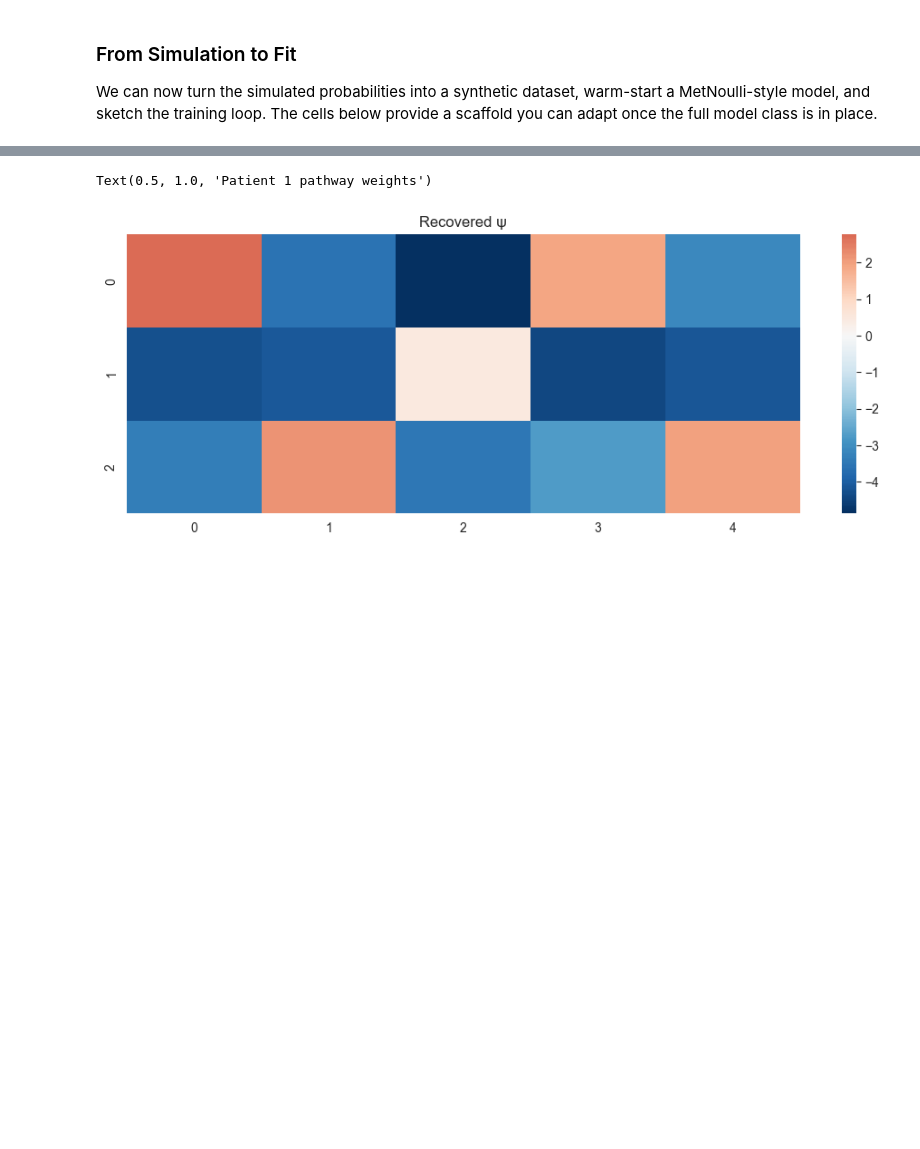
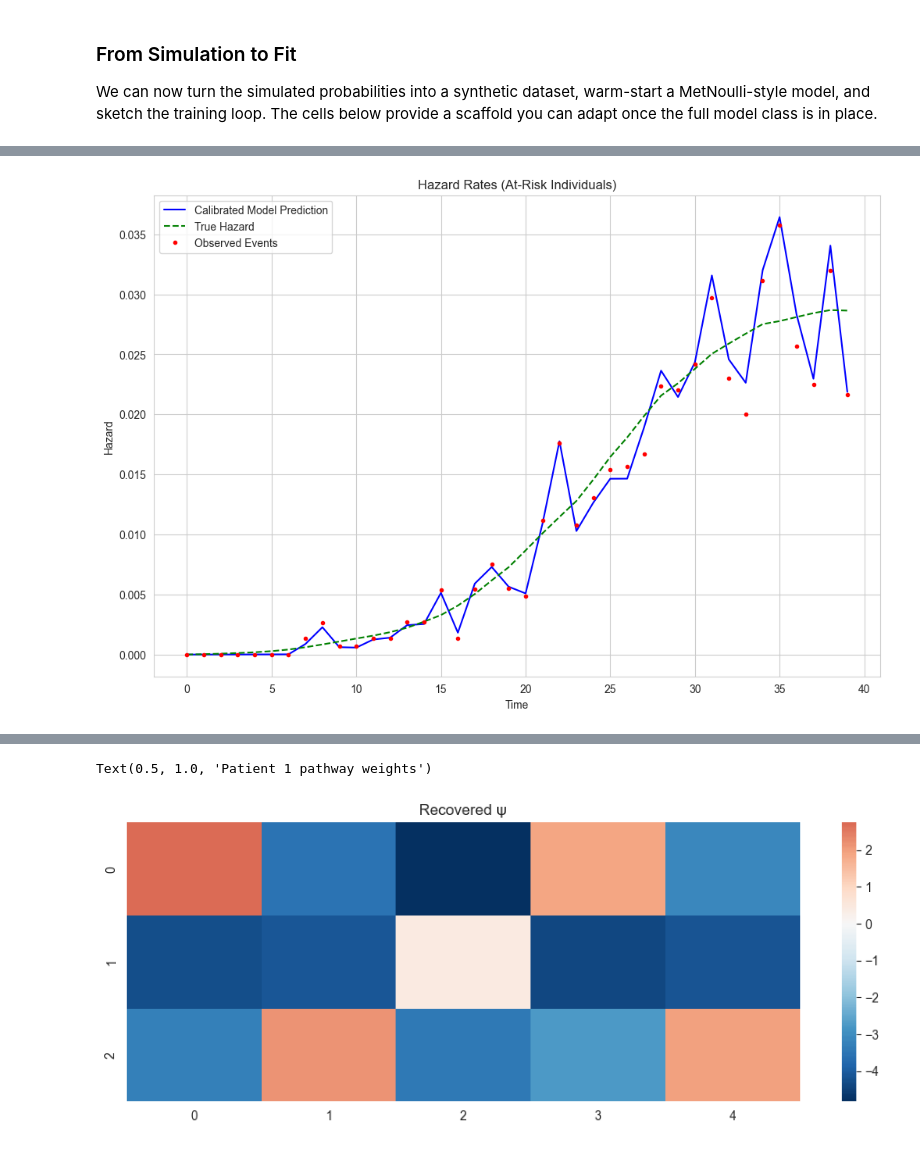
Before and after one commit to surbut/metnoulli, a Jupyter notebook: demofiles/latent_sim.ipynb, the cells around one changed output, grey strips where cells are left out. Drawn from its saved outputs; the diff is of its cells as text; code cells hidden in the pictures; blank space fills up the shorter version.

```diff
--- a/demofiles/latent_sim.ipynb
+++ b/demofiles/latent_sim.ipynb
@@ -200,3 +264,46 @@ NameError: name 'plt' is not defined
+# %%
+import matplotlib.pyplot as plt
+import numpy as np
+
+def plot_hazard_comparison(Y, pi_pred, true_pi, calibration_factor=1.0):
+    N, D, T = Y.shape
+
+    at_risk = np.ones_like(Y, dtype=bool)
+    for n in range(N):
+        for d in range(D):
+            hits = np.where(Y[n, d] == 1)[0]
+            if hits.size > 0:
+                at_risk[n, d, hits[0] + 1 :] = False
+
+    calibrated_pred = np.clip(pi_pred * calibration_factor, 0.0, 1.0)
+
+    mean_pred, mean_true, mean_obs = [], [], []
+    for t in range(T):
+        mask_t = at_risk[:, :, t]
+        if mask_t.any():
+            mean_pred.append(calibrated_pred[:, :, t][mask_t].mean())
+            mean_true.append(true_pi[:, :, t][mask_t].mean())
+            mean_obs.append(Y[:, :, t][mask_t].mean())
+
+    plt.figure(figsize=(12, 8))
+    plt.plot(mean_pred, "b-", label="Calibrated Model Prediction")
+    plt.plot(mean_true, "g--", label="True Hazard")
+    plt.plot(mean_obs, "r.", label="Observed Events")
+    plt.title("Hazard Rates (At-Risk Individuals)")
+    plt.xlabel("Time")
+    plt.ylabel("Hazard")
+    plt.legend()
+    plt.show()
+
+
+plot_hazard_comparison(
+    Y_obs,
+    pred_calibrated,
+    true_probs,
+    calibration_factor=1.0  # already applied
+)
+# %% [output]
+[figure, added]
 # %%
 # === Quantitative recovery diagnostics ===
 phi_true = simulation["phi"]  # (K, D, T)
```
Also changed, not shown: parts of 18 cells of this notebook, 1 other file.
